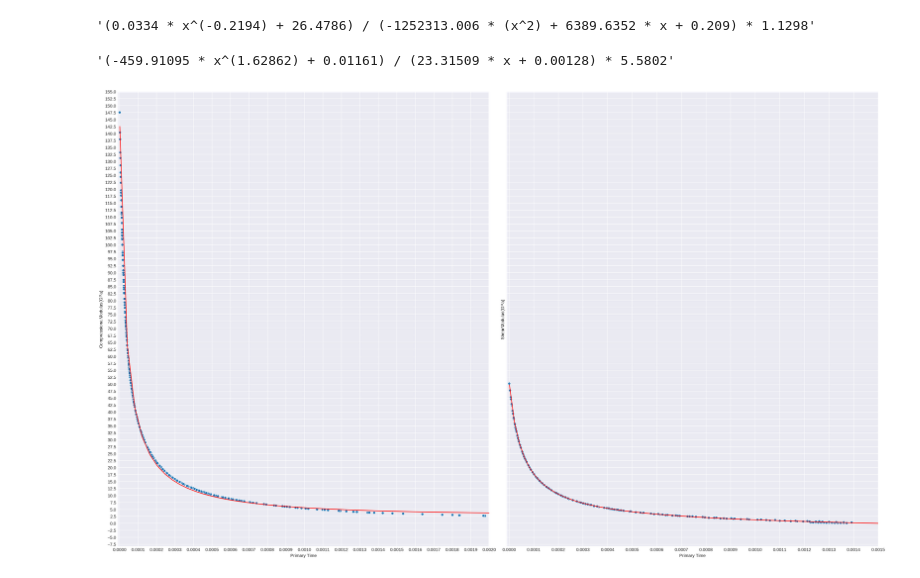
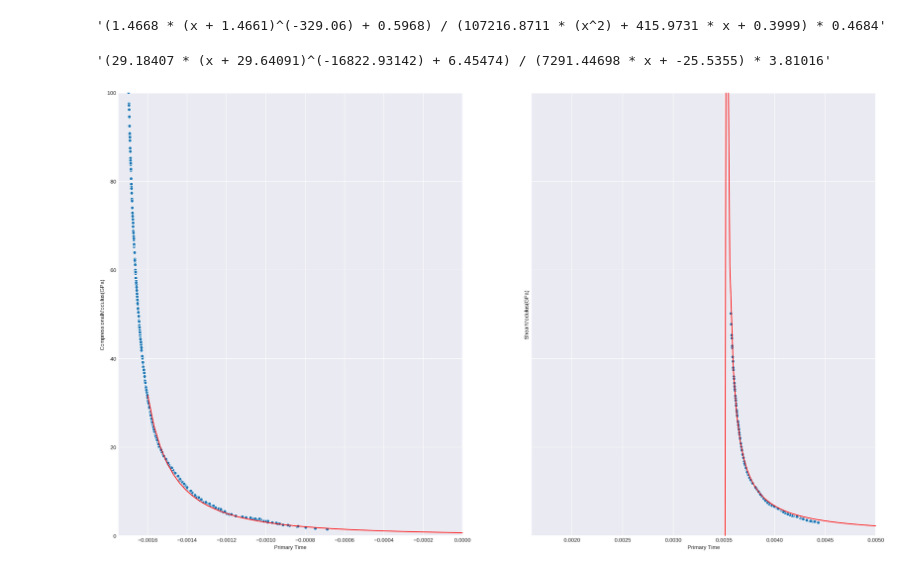
Before and after one commit to navaneethakumar-balasubramanian/rhino_theory, a Jupyter notebook: notebooks/Modeling.ipynb, the cells around one changed output. Drawn from its saved outputs; the diff is of its cells as text; code cells hidden in the pictures.

```diff
--- a/notebooks/Modeling.ipynb
+++ b/notebooks/Modeling.ipynb
@@ -24,0 +64,3 @@ from tqdm import tqdm_notebook
+# %%
+ax.figure.dpi = 150
+ax.figure
@@ -119,0 +187,11 @@ sns.distplot(tangential_delays, label='tangential_time', ax=ax2, kde=False, bins
+# %%
+import matplotlib.ticker as ticker
+
+
+fig, axes = plt.subplots(1, 2, figsize=(25,15), dpi=100, sharey=True)
+sns.scatterplot(axial_delays, axial_modulus, ax=axes[0])
+sns.scatterplot(tangential_delays, tangential_modulus, ax=axes[1])
+for ax in axes.ravel():
+    ax.yaxis.set_major_locator(ticker.MultipleLocator(2.5))
+    ax.xaxis.set_major_locator(ticker.MultipleLocator(0.0001))
+    ax.xaxis.set_major_formatter(ticker.ScalarFormatter())
@@ -126,11 +206,11 @@ def power_func(x, a, b):
 def power_func2(x, a, b, c, aa, bb):
     return ((a * (np.asarray(x)**b) + c) / (aa * np.asarray(x) + bb))
 
-def power_func3(x, a, b, c, aa, bb, cc, d):
-    return ((a * (np.asarray(x)**b) + c)/ (aa  * (np.asarray(x) ** 2) + bb * x + cc) * d)
+def power_func3(x, a, b, c, d, aa, bb, cc, e, ):
+    return ((a * ((np.asarray(x)+b)**c) + d)/ (aa  * (np.asarray(x) ** 2) + bb * x + cc) * e)
 
-def power_func4(x, a, b, c, aa, bb, d):
-    return ((a * (np.asarray(x)**b) + c)  / (aa * np.asarray(x) + bb) * d)
+def power_func4(x, a, b, c, d, aa, bb, e, ):
+    return ((a * ((np.asarray(x)+b)**c) + d)  / (aa * np.asarray(x) + bb) * e)
 
 def exponential_func(x, a, b, c):
     return a * np.exp(-b * np.asarray(x)) + c
@@ -147,8 +227,8 @@ axial_const = curve_fit(current_axial_func,
                         axial_modulus[(axial_modulus) > 0], maxfev=1000000)[0].round(4)
 # %%
 tangential_const = curve_fit(current_tangential_func,
-                             tangential_delays[(tangential_delays) >= 0],
-                             tangential_modulus[(tangential_delays) >= 0],
+                             tangential_delays[(tangential_modulus) > 3.5],
+                             tangential_modulus[(tangential_modulus) > 3.5],
                              maxfev=100000)[0]
 # %%
 axial_const
@@ -165,10 +243,10 @@ array([ 3.34000000e-02, -2.19400000e-01,  2.64786000e+01, -1.25231301e+06,
 # %%
-'''({} * x^({}) + {}) / ({} * (x^2) + {} * x + {}) * {}'''.format(*axial_const.round(5))
+'''({} * (x + {})^({}) + {}) / ({} * (x^2) + {} * x + {}) * {}'''.format(*axial_const.round(5))
 # %% [output]
-'(0.0334 * x^(-0.2194) + 26.4786) / (-1252313.006 * (x^2) + 6389.6352 * x + 0.209) * 1.1298'
+'(1.4668 * (x + 1.4661)^(-329.06) + 0.5968) / (107216.8711 * (x^2) + 415.9731 * x + 0.3999) * 0.4684'
 # %%
-'''({} * x^({}) + {}) / ({} * x + {}) * {}'''.format(*tangential_const.round(5))
+'''({} * (x + {})^({}) + {}) / ({} * x + {}) * {}'''.format(*tangential_const.round(5))
 # %% [output]
-'(-459.91095 * x^(1.62862) + 0.01161) / (23.31509 * x + 0.00128) * 5.5802'
+'(29.18407 * (x + 29.64091)^(-16822.93142) + 6.45474) / (7291.44698 * x + -25.5355) * 3.81016'
 # %%
 import matplotlib.ticker as ticker
@@ -175,25 +256,20 @@ import matplotlib.ticker as ticker
 # %%
 fig, axes = plt.subplots(1, 2, figsize=(25,15), dpi=200, sharey=True)
 sns.scatterplot(axial_delays, axial_modulus, ax=axes[0])
 sns.scatterplot(tangential_delays, tangential_modulus, ax=axes[1])
 
-axes[0].plot(np.linspace(0.000001, 0.002), current_axial_func(np.linspace(0.000001, 0.002), *axial_const.round(5)), '-', color='r')
-axes[1].plot(np.linspace(0.000001, 0.002, 100), current_tangential_func(np.linspace(0.000001, 0.002, 100), *tangential_const.round(5)), '-', color='r')
-
+axes[0].plot(np.linspace(-0.0016, 0.0), current_axial_func(np.linspace(-0.0016, 0.0), *axial_const.round(5)), '-', color='r')
+axes[1].plot(np.linspace(0.0016, 0.005, 100), current_tangential_func(np.linspace(0.0016, 0.005, 100), *tangential_const.round(5)), '-', color='r')
 
 axes[0].set_xlabel('Primary Time')
 axes[0].set_ylabel('CompressionalModulus(GPa)')
 axes[1].set_xlabel('Primary Time')
 axes[1].set_ylabel('ShearModulus(GPa)')
 
-axes[0].set_xlim(-0.00001, 0.002)
-axes[1].set_xlim(-0.00001, 0.0015)
+axes[0].set_xlim(-0.00175, 0.0)
+axes[1].set_xlim(0.0016, 0.005)
 
 for ax in axes.ravel():
-    ax.yaxis.set_major_locator(ticker.MultipleLocator(2.5))
-    ax.xaxis.set_major_locator(ticker.MultipleLocator(0.0001))
-    ax.xaxis.set_major_formatter(ticker.ScalarFormatter())
-
-fig.tight_layout()
+    ax.set_ylim(0, 100)
 # %% [output]
-[figure, old version]
+[figure, new version]
```
Also changed, not shown: parts of 25 cells of this notebook, 6 other files.
